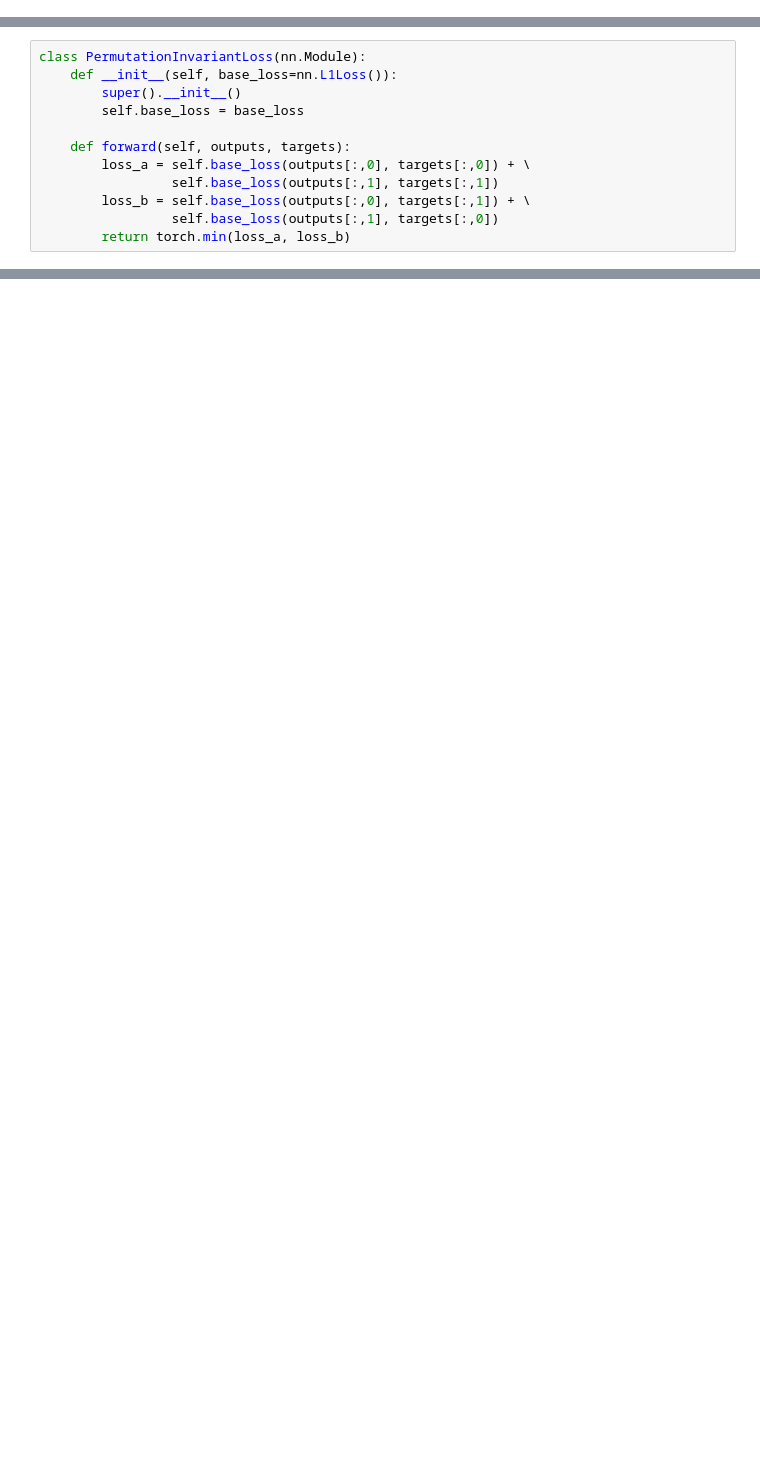
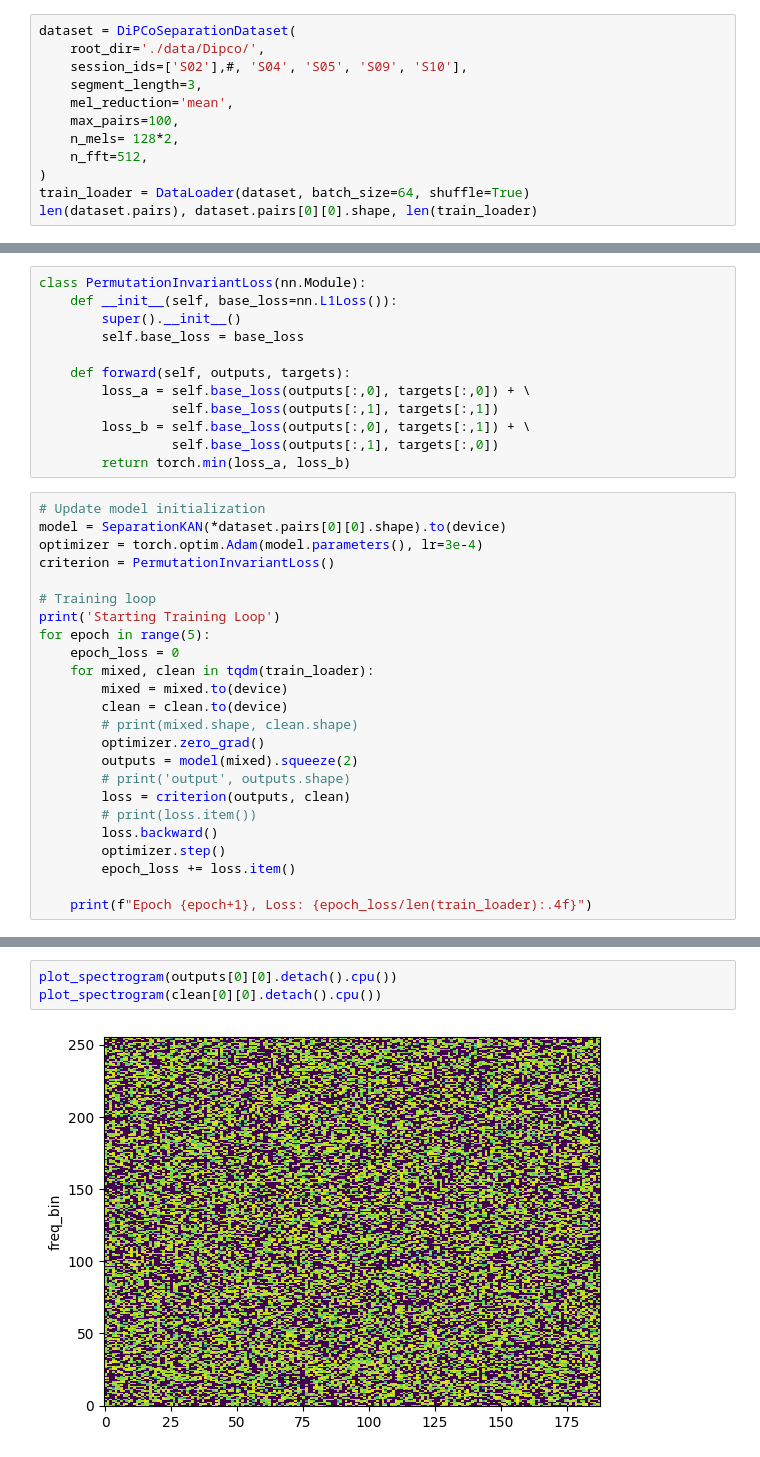
Before and after one commit to A-Chaudhary/kan_cocktail_party, a Jupyter notebook: KAN_cocktail.ipynb, the cells around one changed output, grey strips where cells are left out. Saved outputs shown, nothing was run; the diff lists cells and outputs as text; blank space fills up the shorter version.

```diff
--- a/KAN_cocktail.ipynb
+++ b/KAN_cocktail.ipynb
@@ -136,0 +208,12 @@ class DiPCoSeparationDataset(Dataset):
+# %%
+dataset = DiPCoSeparationDataset(
+    root_dir='./data/Dipco/',
+    session_ids=['S02'],#, 'S04', 'S05', 'S09', 'S10'],
+    segment_length=3,
+    mel_reduction='mean',
+    max_pairs=100,
+    n_mels= 128*2,
+    n_fft=512,
+)
+train_loader = DataLoader(dataset, batch_size=64, shuffle=True)
+len(dataset.pairs), dataset.pairs[0][0].shape, len(train_loader)
@@ -161,3 +263,27 @@ class PermutationInvariantLoss(nn.Module):
         loss_b = self.base_loss(outputs[:,0], targets[:,1]) + \
                  self.base_loss(outputs[:,1], targets[:,0])
         return torch.min(loss_a, loss_b)
+# %%
+# Update model initialization
+model = SeparationKAN(*dataset.pairs[0][0].shape).to(device)
+optimizer = torch.optim.Adam(model.parameters(), lr=3e-4)
+criterion = PermutationInvariantLoss()
+
+# Training loop
+print('Starting Training Loop')
+for epoch in range(5):
+    epoch_loss = 0
+    for mixed, clean in tqdm(train_loader):
+        mixed = mixed.to(device)
+        clean = clean.to(device)
+        # print(mixed.shape, clean.shape)
+        optimizer.zero_grad()
+        outputs = model(mixed).squeeze(2)
+        # print('output', outputs.shape)
+        loss = criterion(outputs, clean)
+        # print(loss.item())
+        loss.backward()
+        optimizer.step()
+        epoch_loss += loss.item()
+
+    print(f"Epoch {epoch+1}, Loss: {epoch_loss/len(train_loader):.4f}")
@@ -163,0 +297,5 @@ class PermutationInvariantLoss(nn.Module):
+# %%
+plot_spectrogram(outputs[0][0].detach().cpu())
+plot_spectrogram(clean[0][0].detach().cpu())
+# %% [output]
+[figure, added]
```
Also changed, not shown: parts of 31 cells of this notebook, 7 other files.
